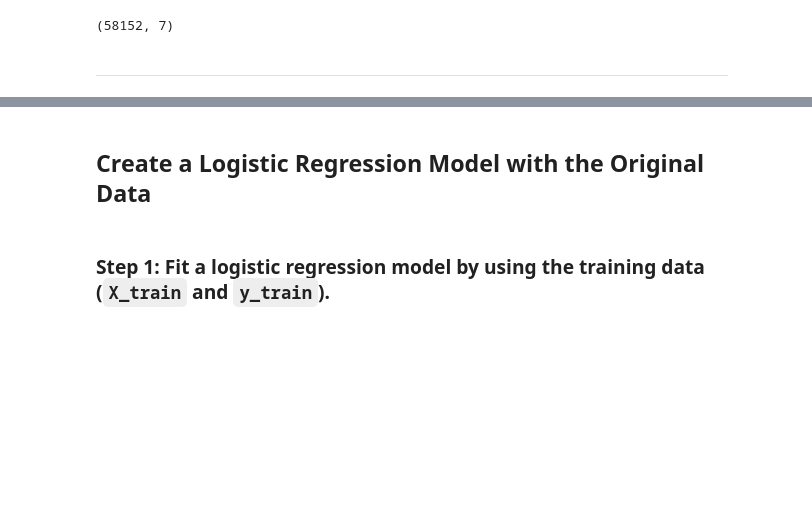
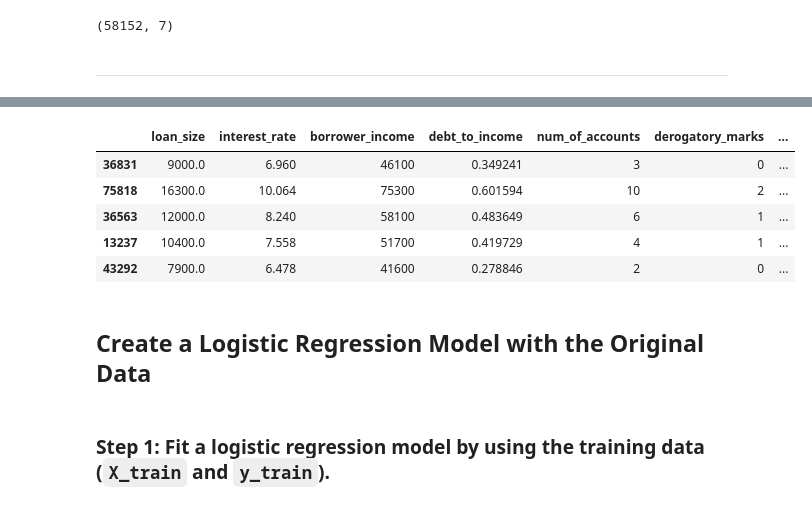
Before and after one commit to rchascall/credit-risk-classification, a Jupyter notebook: Credit_Risk/credit_risk_classification.ipynb, the cells around one changed output, grey strips where cells are left out. Saved outputs shown, nothing was run; the diff lists cells and outputs as text; code cells hidden in the pictures; blank space fills up the shorter version.

```diff
--- a/Credit_Risk/credit_risk_classification.ipynb
+++ b/Credit_Risk/credit_risk_classification.ipynb
@@ -102,3 +122,13 @@ X_train.shape
+# %%
+# Display test set
+X_test.head()
+# %% [output]
+|  | loan_size | interest_rate | borrower_income | debt_to_income | num_of_accounts | derogatory_marks | ... |
+| 36831 | 9000.0 | 6.960 | 46100 | 0.349241 | 3 | 0 | ... |
+| 75818 | 16300.0 | 10.064 | 75300 | 0.601594 | 10 | 2 | ... |
+| 36563 | 12000.0 | 8.240 | 58100 | 0.483649 | 6 | 1 | ... |
+| 13237 | 10400.0 | 7.558 | 51700 | 0.419729 | 4 | 1 | ... |
+| 43292 | 7900.0 | 6.478 | 41600 | 0.278846 | 2 | 0 | ... |
 # %% [markdown]
 ## Create a Logistic Regression Model with the Original Data
 # %% [markdown]
```
Also changed, not shown: parts of 7 cells of this notebook.
